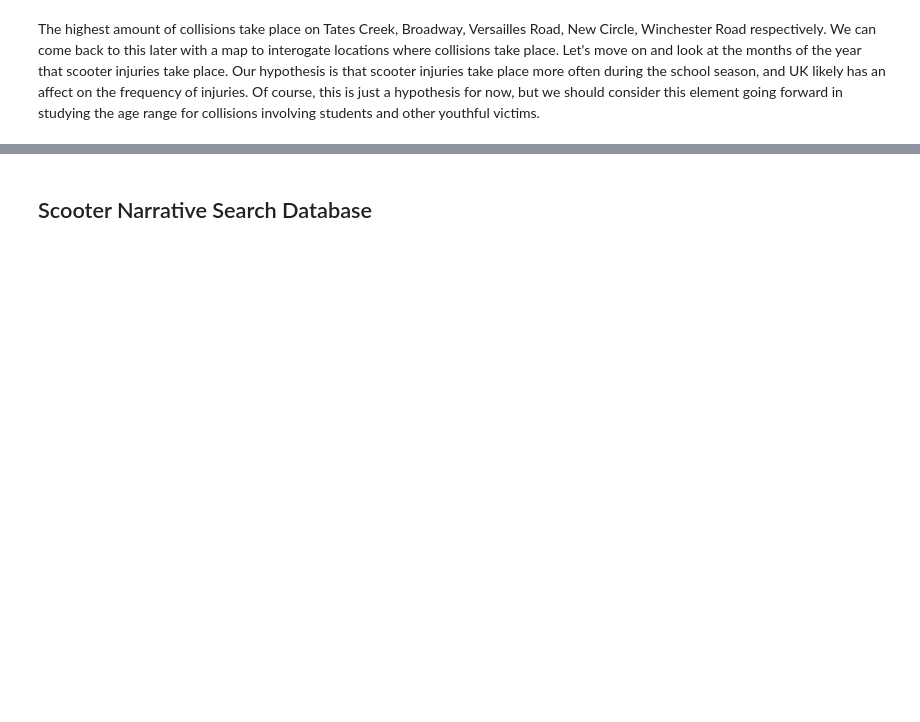
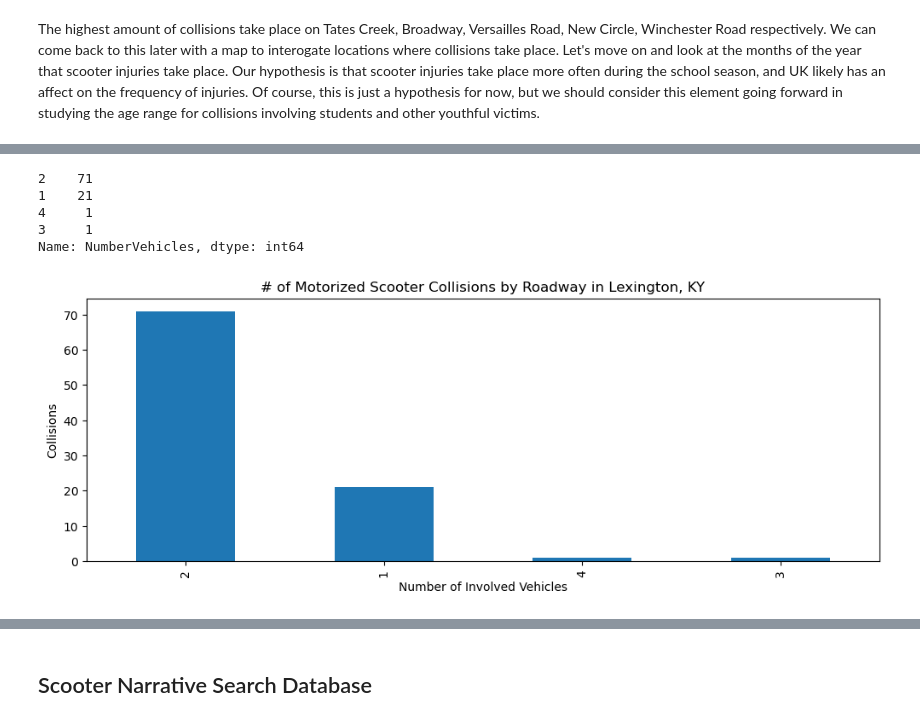
Before and after one commit to RealCaddish/LexingtonE-Scooter-Injury-Map, a Jupyter notebook: python/Fayette County E-Scooters Data.ipynb, the cells around one changed output, grey strips where cells are left out. Drawn from its saved outputs; the diff is of its cells as text; code cells hidden in the pictures; blank space fills up the shorter version.

```diff
--- a/python/Fayette County E-Scooters Data.ipynb
+++ b/python/Fayette County E-Scooters Data.ipynb
@@ -234,0 +230,15 @@ ValueError: time data '0       6/2/2019\n1      6/10/2019\n2       7/4/2019\n3
+# %%
+fig, ax = plt.subplots(figsize=(12, 4))
+all_scooter.NumberVehicles.value_counts().plot.bar()
+ax.set_xlabel('Number of Involved Vehicles')
+ax.set_ylabel('Collisions' )
+ax.set_title('# of Motorized Scooter Collisions by Roadway in Lexington, KY')
+
+all_scooter.NumberVehicles.value_counts()
+# %% [output]
+2    71
+1    21
+4     1
+3     1
+Name: NumberVehicles, dtype: int64
+[figure, added]
```
Also changed, not shown: parts of 32 cells of this notebook, 10 other files.
